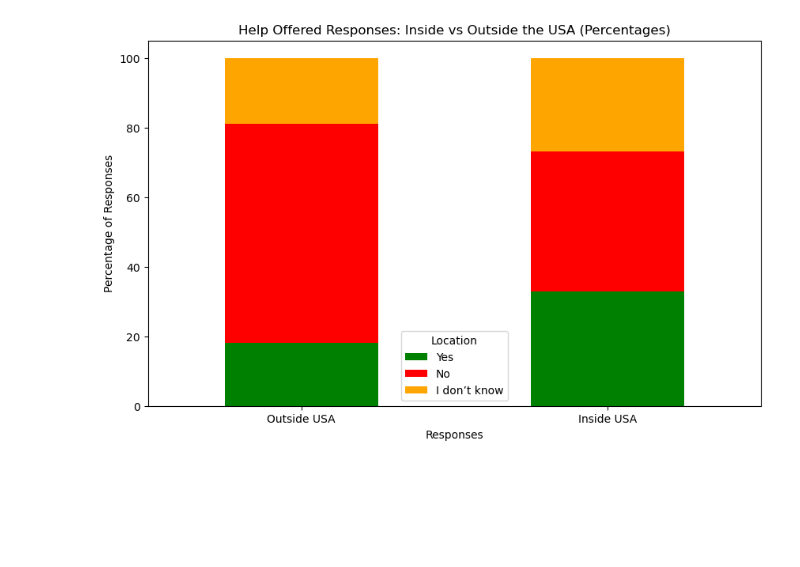
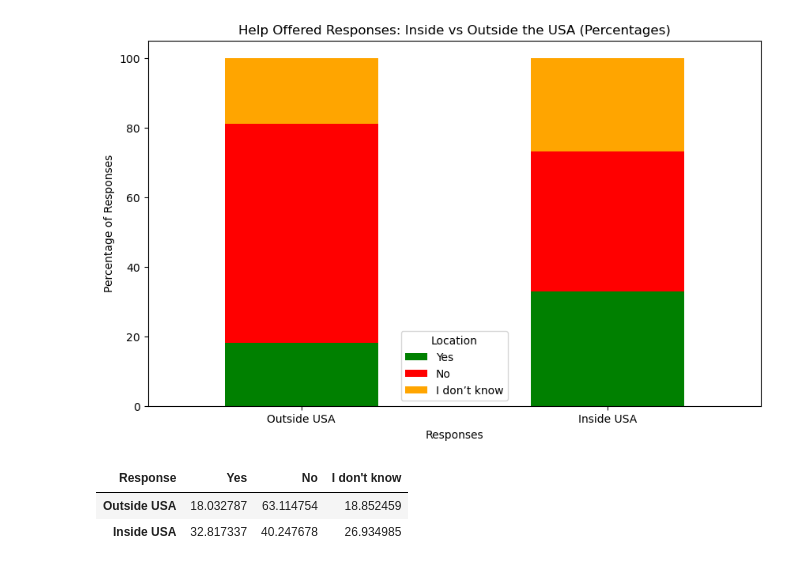
Before and after one commit to Keegawho198/Project-1_Mental-Health, a Jupyter notebook: Keegan.ipynb, the cells around one changed output. Saved outputs shown, nothing was run; the diff lists cells and outputs as text; code cells hidden in the pictures; blank space fills up the shorter version.

```diff
--- a/Keegan.ipynb
+++ b/Keegan.ipynb
@@ -834,3 +885,9 @@ plt.legend(title="Location", labels=['Yes', 'No', 'I don’t know'])
 plt.show()
 # %% [output]
 [figure]
+# %%
+percentage_data
+# %% [output]
+| Response | Yes | No | I don't know |
+| Outside USA | 18.032787 | 63.114754 | 18.852459 |
+| Inside USA | 32.817337 | 40.247678 | 26.934985 |
```
Also changed, not shown: parts of 5 cells of this notebook, 3 other files.
